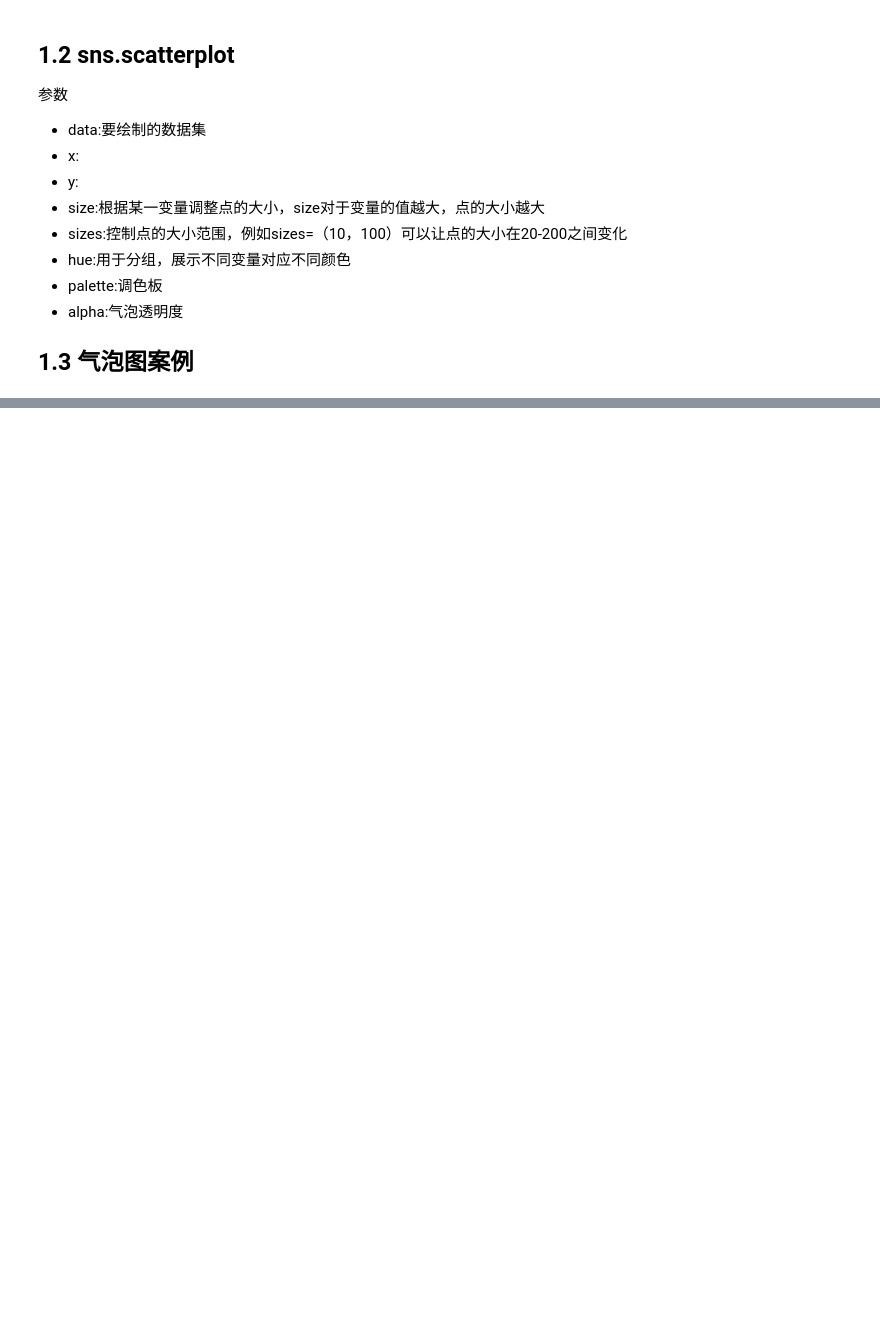
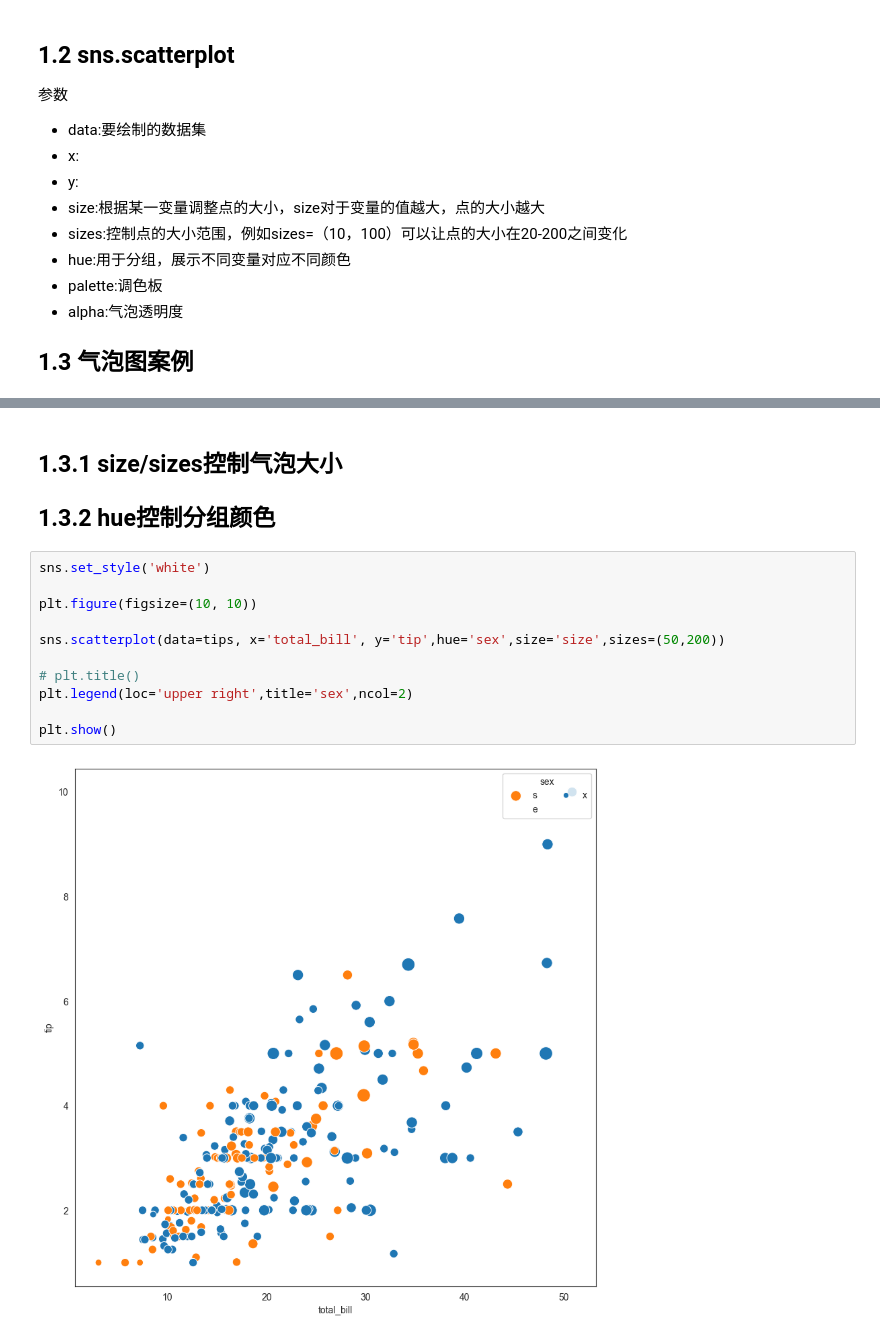
Before and after one commit to sufalling/bli, a Jupyter notebook: B绘图/气泡图sns.scatterplot.ipynb, the cells around one changed output, grey strips where cells are left out. Drawn from its saved outputs; the diff is of its cells as text; blank space fills up the shorter version.

```diff
--- a/B绘图/气泡图sns.scatterplot.ipynb
+++ b/B绘图/气泡图sns.scatterplot.ipynb
@@ -32,0 +62,17 @@ tips
+# %% [markdown]
+## 1.3.1 size/sizes控制气泡大小
+
+## 1.3.2 hue控制分组颜色
+# %%
+sns.set_style('white')
+
+plt.figure(figsize=(10, 10))
+
+sns.scatterplot(data=tips, x='total_bill', y='tip',hue='sex',size='size',sizes=(50,200))
+
+# plt.title()
+plt.legend(loc='upper right',title='sex',ncol=2)
+
+plt.show()
+# %% [output]
+[figure, added]
```
Also changed, not shown: parts of 6 cells of this notebook, 6 other files.
